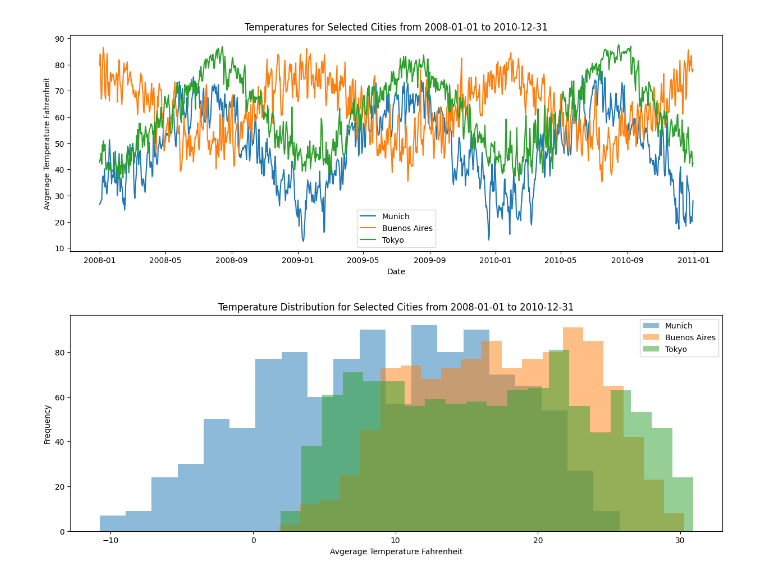
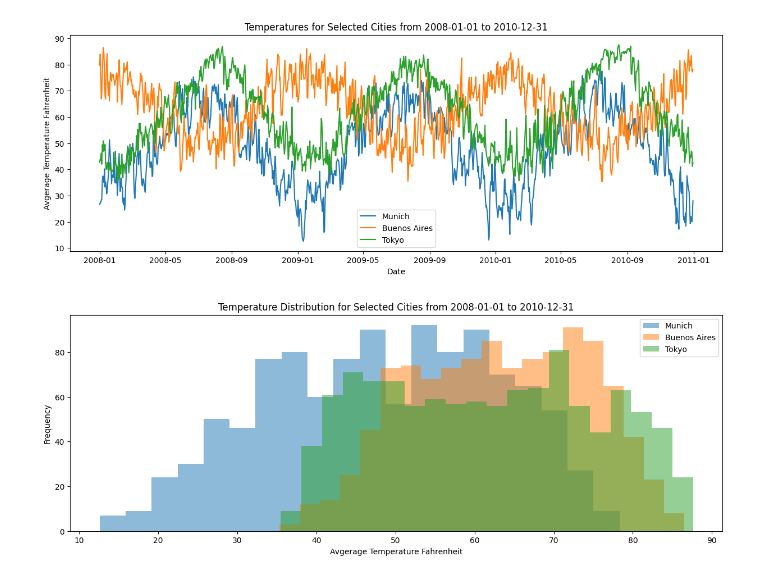
Before and after one commit to codezilla69/kyle_palm_eae_ipld_project, a Jupyter notebook: development/03_temperatures_dashboard.ipynb, the cells around one changed output. Saved outputs shown, nothing was run; the diff lists cells and outputs as text; code cells hidden in the pictures.

```diff
--- a/development/03_temperatures_dashboard.ipynb
+++ b/development/03_temperatures_dashboard.ipynb
@@ -206,19 +206,19 @@ plt.show()
 # %%
 # TODO: Build the histogram plot for the selected cities using the city_df_period AvgTemperatureCelsius column as the data to plot for each one
 
 plt.figure(figsize=(15, 5))
 
 for city in selected_cities:
     city_df = temps_df[temps_df["City"] == city]           # TODO: get a dataframe with the rows of the selected city
     city_df_period = city_df[(city_df["Date"] >= start_date) & (city_df["Date"] <= end_date)]    # TODO: get a dataframe with the rows of the selected city and the selected period of time using the Date column and any of the <, >, <=, >= operators to compare with start_date and end_date
-    plt.hist(city_df_period["AvgTemperatureCelsius"], bins=20, alpha=0.5, label=city)                   # TODO: plot each city histogram in the same plot and use the label parameter to set the legend name for each city
+    plt.hist(city_df_period["AvgTemperatureFahrenheit"], bins=20, alpha=0.5, label=city)                   # TODO: plot each city histogram in the same plot and use the label parameter to set the legend name for each city
 
 plt.title(f"Temperature Distribution for Selected Cities from {start_date} to {end_date}")   # TODO
 plt.xlabel("Avgerage Temperature Fahrenheit")  # TODO
 plt.ylabel("Frequency")  # TODO
 
 plt.legend()
 
 plt.show()
 # %% [output]
-[figure, old version]
+[figure, new version]
```
Also changed, not shown: parts of 2 cells of this notebook.
